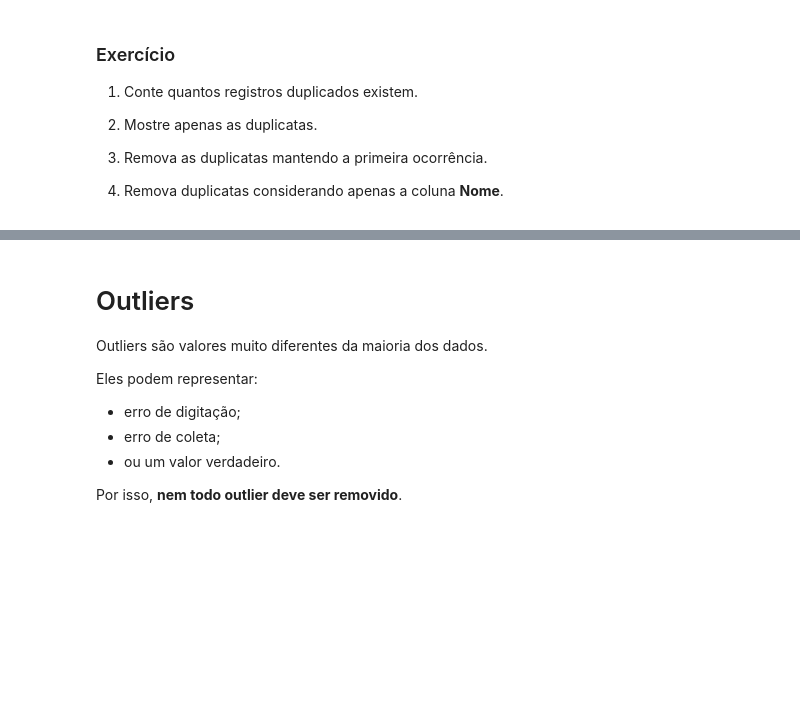
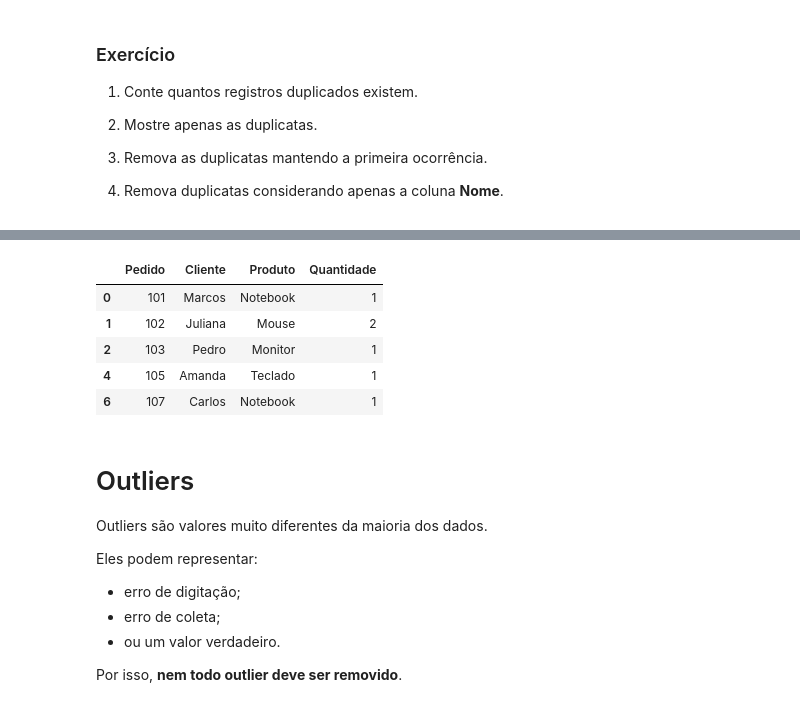
Before and after one commit to andercb/limpeza-dados, a Jupyter notebook: limpeza_dados.ipynb, the cells around one changed output, grey strips where cells are left out. Cells and saved outputs as stored; diff of their text form; code cells hidden in the pictures; blank space fills up the shorter version.

```diff
--- a/limpeza_dados.ipynb
+++ b/limpeza_dados.ipynb
@@ -299,3 +449,13 @@ print(produtos)
+# %%
+# 4. Remova duplicatas considerando apenas a coluna **Nome**.
+df.drop_duplicates(subset=["Cliente"])
+# %% [output]
+|  | Pedido | Cliente | Produto | Quantidade |
+| 0 | 101 | Marcos | Notebook | 1 |
+| 1 | 102 | Juliana | Mouse | 2 |
+| 2 | 103 | Pedro | Monitor | 1 |
+| 4 | 105 | Amanda | Teclado | 1 |
+| 6 | 107 | Carlos | Notebook | 1 |
 # %% [markdown]
 # Outliers
 
```
Also changed, not shown: parts of 42 cells of this notebook.
